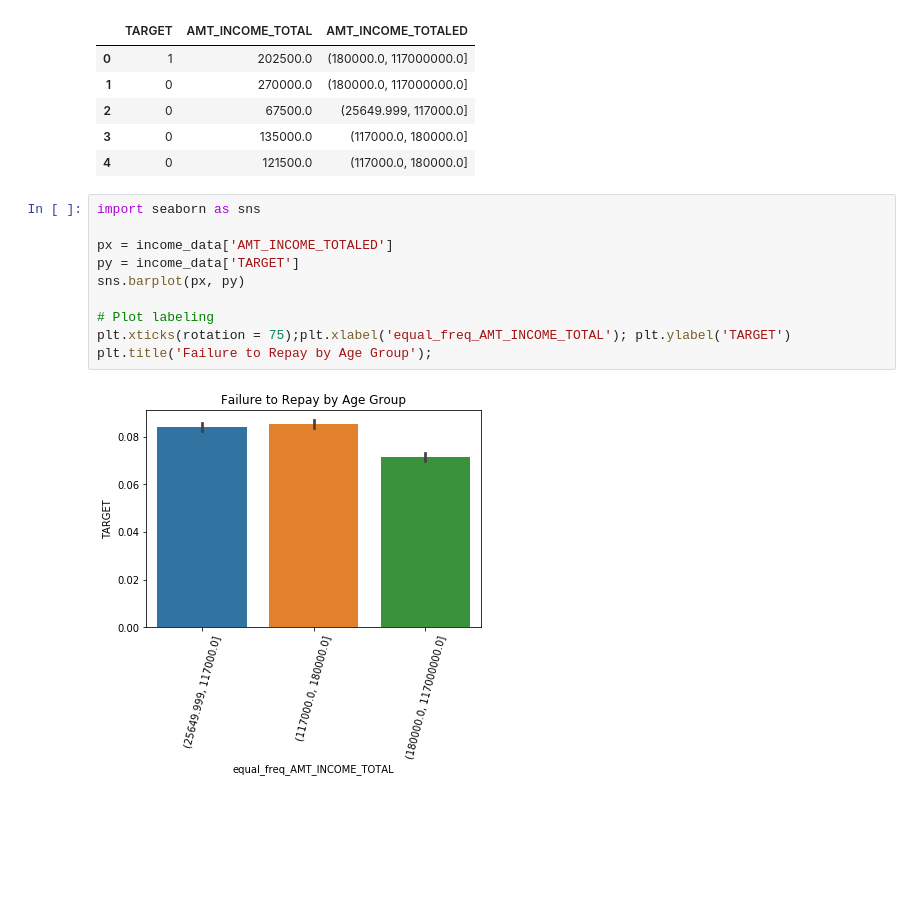
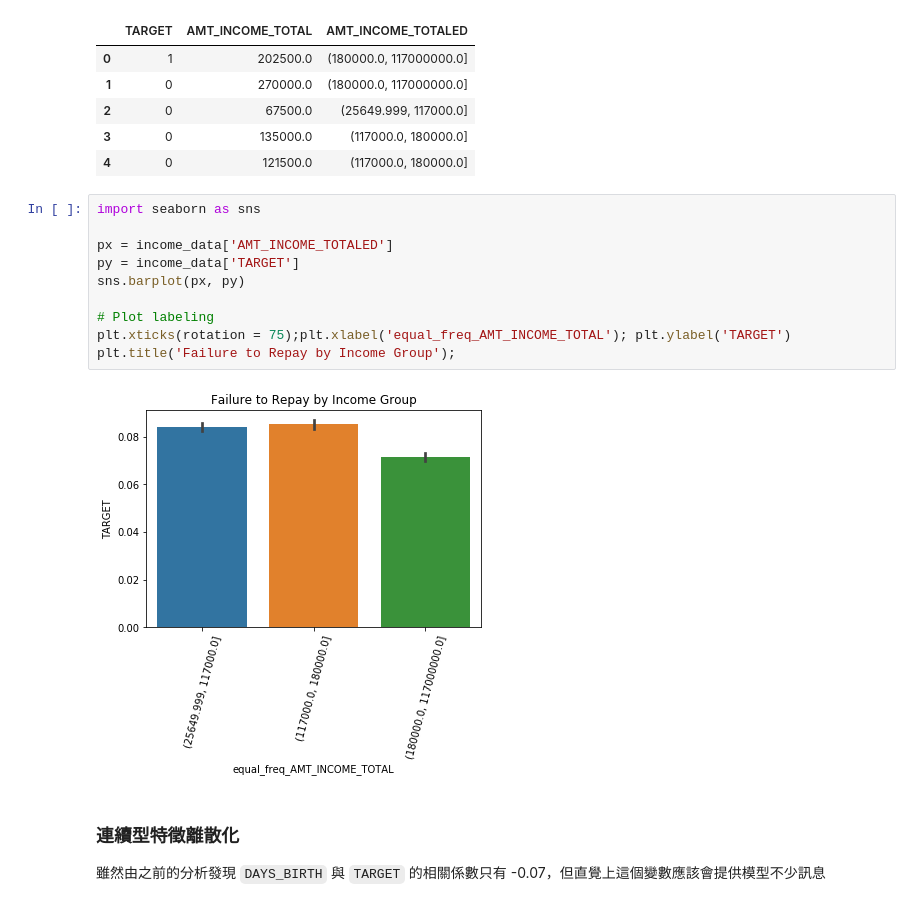
Before and after one commit to e04ji3w94gj94/2nd-ML100Days, a Jupyter notebook: homework/Day_013_HW.ipynb, the cells around one changed output. Saved outputs shown, nothing was run; the diff lists cells and outputs as text; blank space fills up the shorter version.

```diff
--- a/homework/Day_013_HW.ipynb
+++ b/homework/Day_013_HW.ipynb
@@ -85,12 +85,15 @@ See the caveats in the documentation: http://pandas.pydata.org/pandas-docs/stabl
 # %%
 import seaborn as sns
 
 px = income_data['AMT_INCOME_TOTALED']
 py = income_data['TARGET']
 sns.barplot(px, py)
 
 # Plot labeling
 plt.xticks(rotation = 75);plt.xlabel('equal_freq_AMT_INCOME_TOTAL'); plt.ylabel('TARGET')
-plt.title('Failure to Repay by Age Group');
+plt.title('Failure to Repay by Income Group');
 # %% [output]
-[figure, old version]
+[figure, new version]
+# %% [markdown]
+### 連續型特徵離散化
+雖然由之前的分析發現 `DAYS_BIRTH` 與 `TARGET` 的相關係數只有 -0.07，但直覺上這個變數應該會提供模型不少訊息
```
Also changed, not shown: parts of 5 cells of this notebook.
